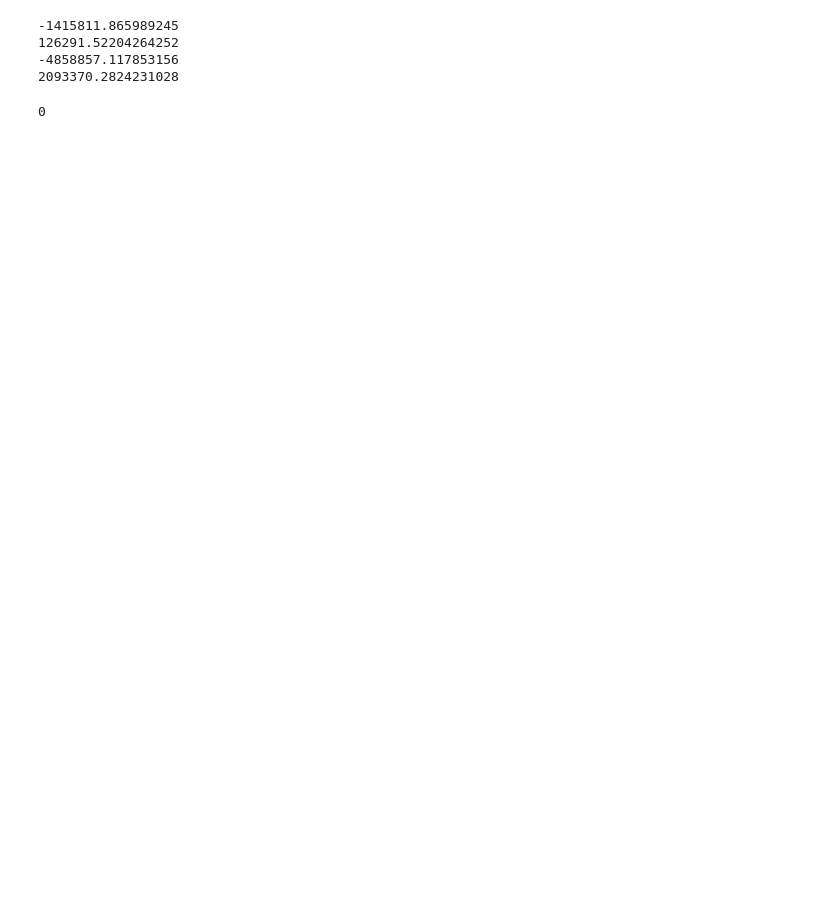
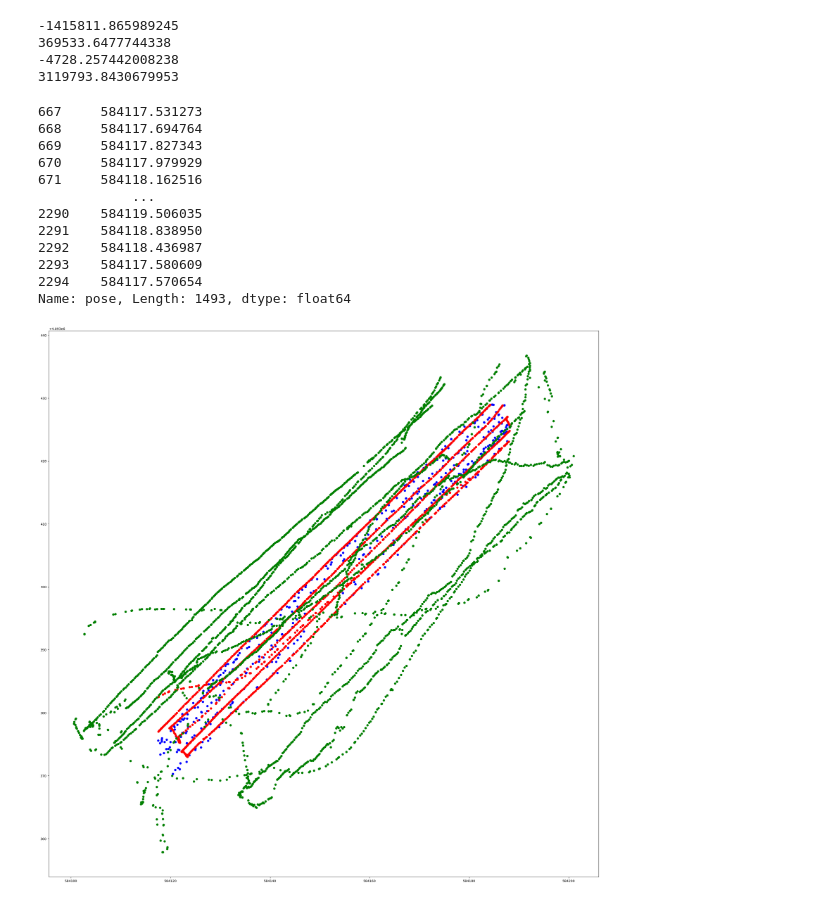
Before and after one commit to Altaffer/HARE_DatasetPipeline, a Jupyter notebook: data_labeler.ipynb, the cells around one changed output. Saved outputs shown, nothing was run; the diff lists cells and outputs as text; code cells hidden in the pictures; blank space fills up the shorter version.

```diff
--- a/data_labeler.ipynb
+++ b/data_labeler.ipynb
@@ -26,7 +26,7 @@ for dd in os.listdir(root):
 
 print(data_dirs)
 
-TOPICS = ['/current_pose', '/cam0/camera/image_raw', '/cam1/camera/image_raw', '/therm/image_raw_throttle']
+TOPICS = ['/current_pose', '/cam0/nv12_decode_result', '/cam1/nv12_decode_result', '/therm/image_raw_throttle']
 
 processed_data = []
 
@@ -40,10 +40,10 @@ for a in data_dirs:
         if topic == '/therm/image_raw_throttle':
             # print("thermal")
             cc.flir = msg
-        if topic == '/cam1/camera/image_raw':
+        if topic == '/cam1/nv12_decode_result':
             # print("rgb")
             cc.rgb = msg
-        if topic == '/cam0/camera/image_raw':
+        if topic == '/cam0/nv12_decode_result':
             # print("noir")
             cc.noir = msg
         if topic == "/current_pose":
@@ -56,5 +56,6 @@ for a in data_dirs:
 
     # get pose of stack
     # compute coords(xmin, ymin & xmax, ymax) of each stack
+processed_data[0].parsed["xmax"]
 # %% [output]
 data/test_dir
@@ -166,10 +158,49 @@ print(proc_click[0].related["y"].max(axis=0) - processed_data[0].parsed.pose.map
 print(proc_click[0].related["y"].min(axis=0) - processed_data[0].parsed.pose.map(lambda x: x[1, 3]).min(axis=0))
 # %% [output]
 -1415811.865989245
-126291.52204264252
--4858857.117853156
-2093370.2824231028
+369533.6477744338
+-4728.257442008238
+3119793.8430679953
 # %%
-proc_click[0].related.relevant.map(lambda c: len(c)).max(axis=0)
+# proc_click[0].related.relevant.map(lambda c: len(c)).max(axis=0)
+# proc_click[0].related.y
-# %% [output]
-0
+# %%
+import matplotlib.pyplot as plt
+
+max_x = proc_click[0].related["x"].max(axis=0)
+min_x = proc_click[0].related["x"].min(axis=0)
+max_y = proc_click[0].related["y"].max(axis=0)
+min_y = proc_click[0].related["y"].min(axis=0)
+
+# plot click data
+plt.figure(figsize=(30, 30))
+plt.scatter(proc_click[0].related.x, proc_click[0].related.y, c='b')
+p_x = processed_data[0].parsed.pose.map(lambda x: x[0, 3])
+p_y = processed_data[0].parsed.pose.map(lambda x: x[1, 3])
+zone = (p_x >= min_x) & (p_x <= max_x) & (p_y >= min_y) & (p_y <= max_y)
+# vx_zone
+vx_max = processed_data[0].parsed.xmax[zone]
+vy_max = processed_data[0].parsed.ymax[zone]
+vx_min = processed_data[0].parsed.xmin[zone]
+vy_min = processed_data[0].parsed.ymin[zone]
+pux = p_x[zone]
+puy = p_y[zone]
+print(pux)
+plt.scatter(pux, puy, c="r")
+plt.scatter(vx_max, vy_max, c="g")
+plt.scatter(vx_min, vy_min, c="g")
+plt.show()
+# %% [output]
+667     584117.531273
+668     584117.694764
+669     584117.827343
+670     584117.979929
+671     584118.162516
+            ...
+2290    584119.506035
+2291    584118.838950
+2292    584118.436987
+2293    584117.580609
+2294    584117.570654
+Name: pose, Length: 1493, dtype: float64
+[figure, added]
```
Also changed, not shown: parts of 6 cells of this notebook, 4 other files.
